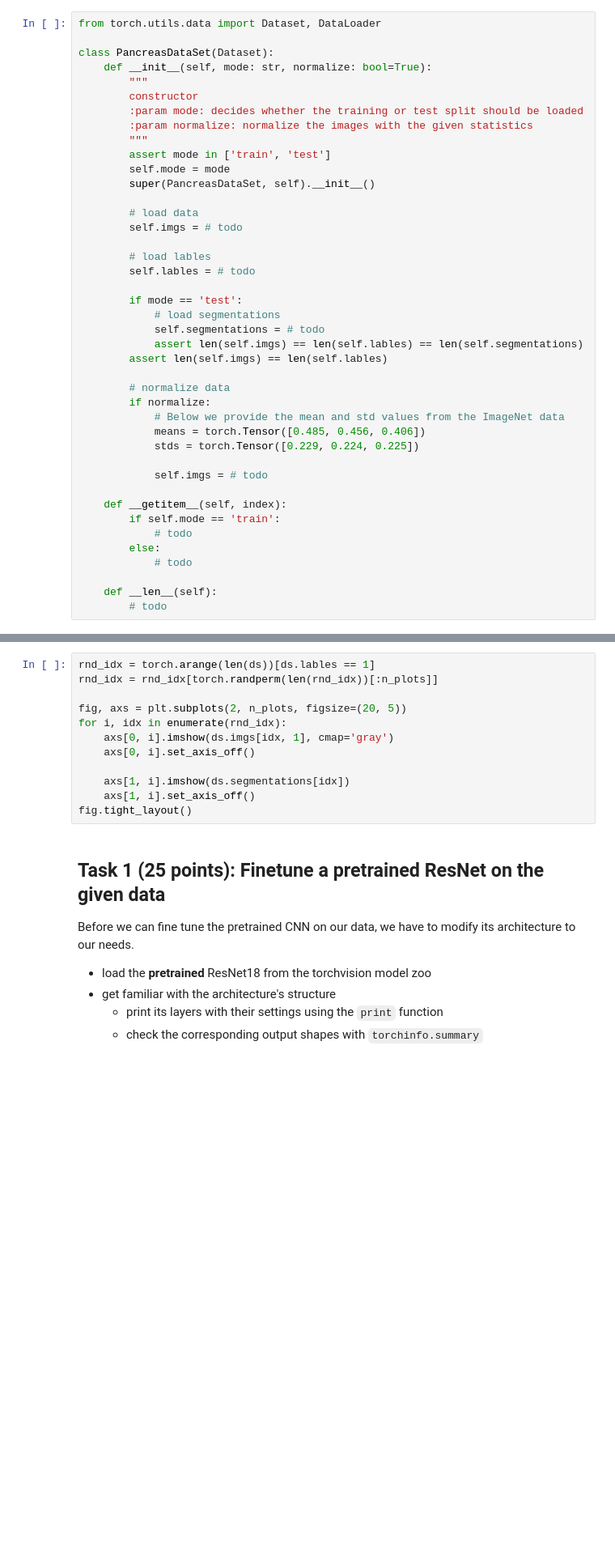
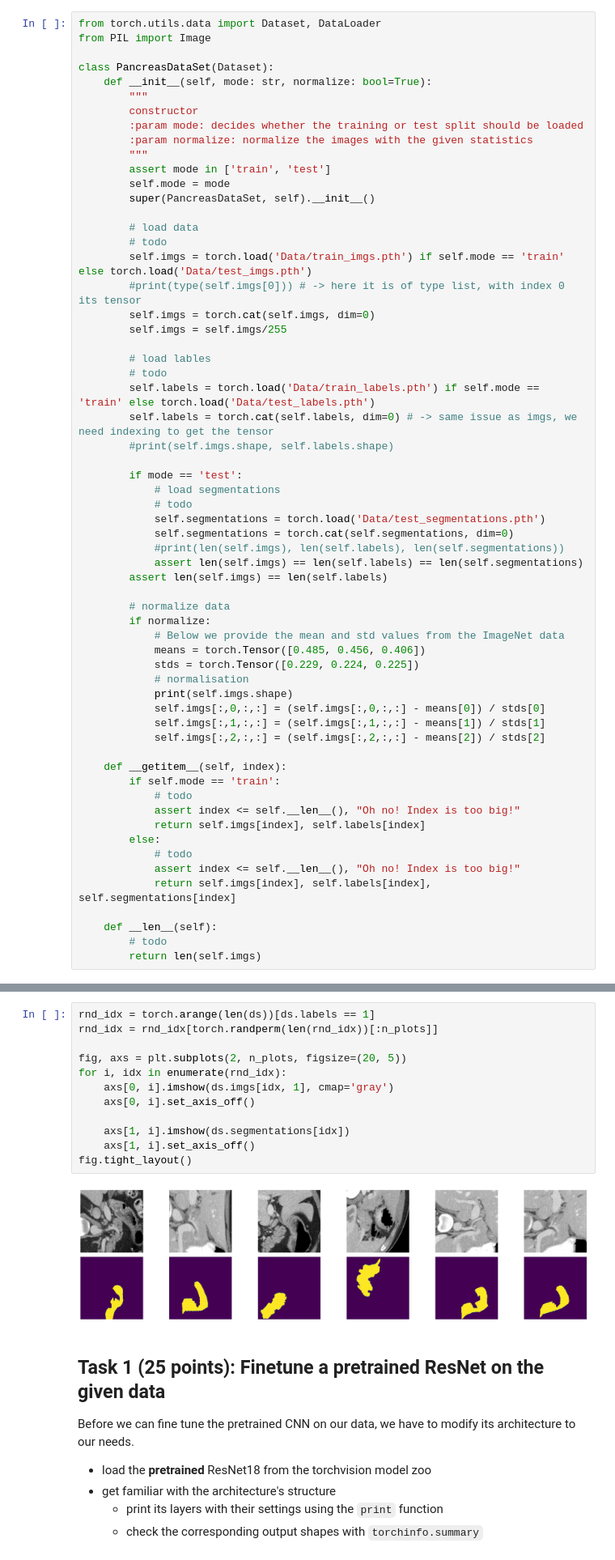
Before and after one commit to DerManjuel/MDL, a Jupyter notebook: MDL_Exercise4_Explainability.ipynb, the cells around one changed output, grey strips where cells are left out. Shown at 81% size. Cells and saved outputs as stored; diff of their text form; blank space fills up the shorter version.

```diff
--- a/MDL_Exercise4_Explainability.ipynb
+++ b/MDL_Exercise4_Explainability.ipynb
@@ -91,6 +94,7 @@ The training data are given as a list of tensors with shape $[64\times3\times224
     + **NOTE** the number of returned data differs between the `mode`s. Please use following order for the return statements: images, labels, (segmentations)
 # %%
 from torch.utils.data import Dataset, DataLoader
+from PIL import Image
 
 class PancreasDataSet(Dataset):
     def __init__(self, mode: str, normalize: bool=True):
@@ -104,30 +108,48 @@ class PancreasDataSet(Dataset):
         super(PancreasDataSet, self).__init__()
 
         # load data
-        self.imgs = # todo
+        # todo
+        self.imgs = torch.load('Data/train_imgs.pth') if self.mode == 'train' else torch.load('Data/test_imgs.pth')
+        #print(type(self.imgs[0])) # -> here it is of type list, with index 0 its tensor
+        self.imgs = torch.cat(self.imgs, dim=0)
+        self.imgs = self.imgs/255
 
         # load lables
-        self.lables = # todo
+        # todo
+        self.labels = torch.load('Data/train_labels.pth') if self.mode == 'train' else torch.load('Data/test_labels.pth')
+        self.labels = torch.cat(self.labels, dim=0) # -> same issue as imgs, we need indexing to get the tensor
+        #print(self.imgs.shape, self.labels.shape)
 
         if mode == 'test':
             # load segmentations
-            self.segmentations = # todo
-            assert len(self.imgs) == len(self.lables) == len(self.segmentations)
-        assert len(self.imgs) == len(self.lables)
+            # todo
+            self.segmentations = torch.load('Data/test_segmentations.pth')
+            self.segmentations = torch.cat(self.segmentations, dim=0)
+            #print(len(self.imgs), len(self.labels), len(self.segmentations))
+            assert len(self.imgs) == len(self.labels) == len(self.segmentations)
+        assert len(self.imgs) == len(self.labels)
 
         # normalize data
         if normalize:
             # Below we provide the mean and std values from the ImageNet data
             means = torch.Tensor([0.485, 0.456, 0.406])
             stds = torch.Tensor([0.229, 0.224, 0.225])
-
-            self.imgs = # todo
+            # normalisation
+            print(self.imgs.shape)
+            self.imgs[:,0,:,:] = (self.imgs[:,0,:,:] - means[0]) / stds[0]
+            self.imgs[:,1,:,:] = (self.imgs[:,1,:,:] - means[1]) / stds[1]
+            self.imgs[:,2,:,:] = (self.imgs[:,2,:,:] - means[2]) / stds[2]
 
     def __getitem__(self, index):
         if self.mode == 'train':
             # todo
+            assert index <= self.__len__(), "Oh no! Index is too big!"
+            return self.imgs[index], self.labels[index]
         else:
             # todo
+            assert index <= self.__len__(), "Oh no! Index is too big!"
+            return self.imgs[index], self.labels[index], self.segmentations[index]
 
     def __len__(self):
         # todo
+        return len(self.imgs)
@@ -149,15 +180,17 @@ fig.tight_layout()
 # %%
-rnd_idx = torch.arange(len(ds))[ds.lables == 1]
+rnd_idx = torch.arange(len(ds))[ds.labels == 1]
 rnd_idx = rnd_idx[torch.randperm(len(rnd_idx))[:n_plots]]
 
 fig, axs = plt.subplots(2, n_plots, figsize=(20, 5))
 for i, idx in enumerate(rnd_idx):
     axs[0, i].imshow(ds.imgs[idx, 1], cmap='gray')
     axs[0, i].set_axis_off()
 
     axs[1, i].imshow(ds.segmentations[idx])
     axs[1, i].set_axis_off()
 fig.tight_layout()
+# %% [output]
+[figure, added]
 # %% [markdown]
 ## Task 1 (25 points): Finetune a pretrained ResNet on the given data
 Before we can fine tune the pretrained CNN on our data, we have to modify its architecture to our needs.
```
Also changed, not shown: parts of 17 cells of this notebook, 1 other file.
